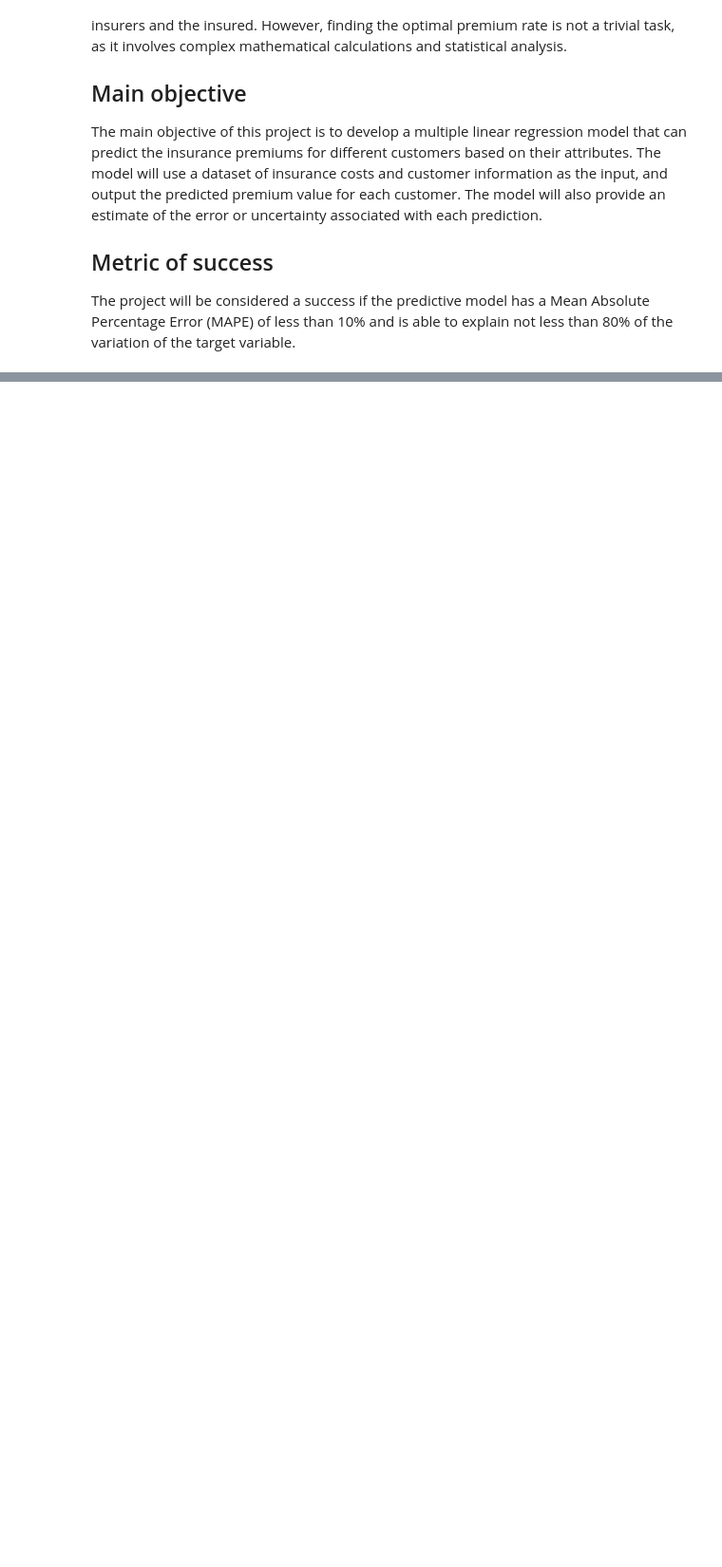
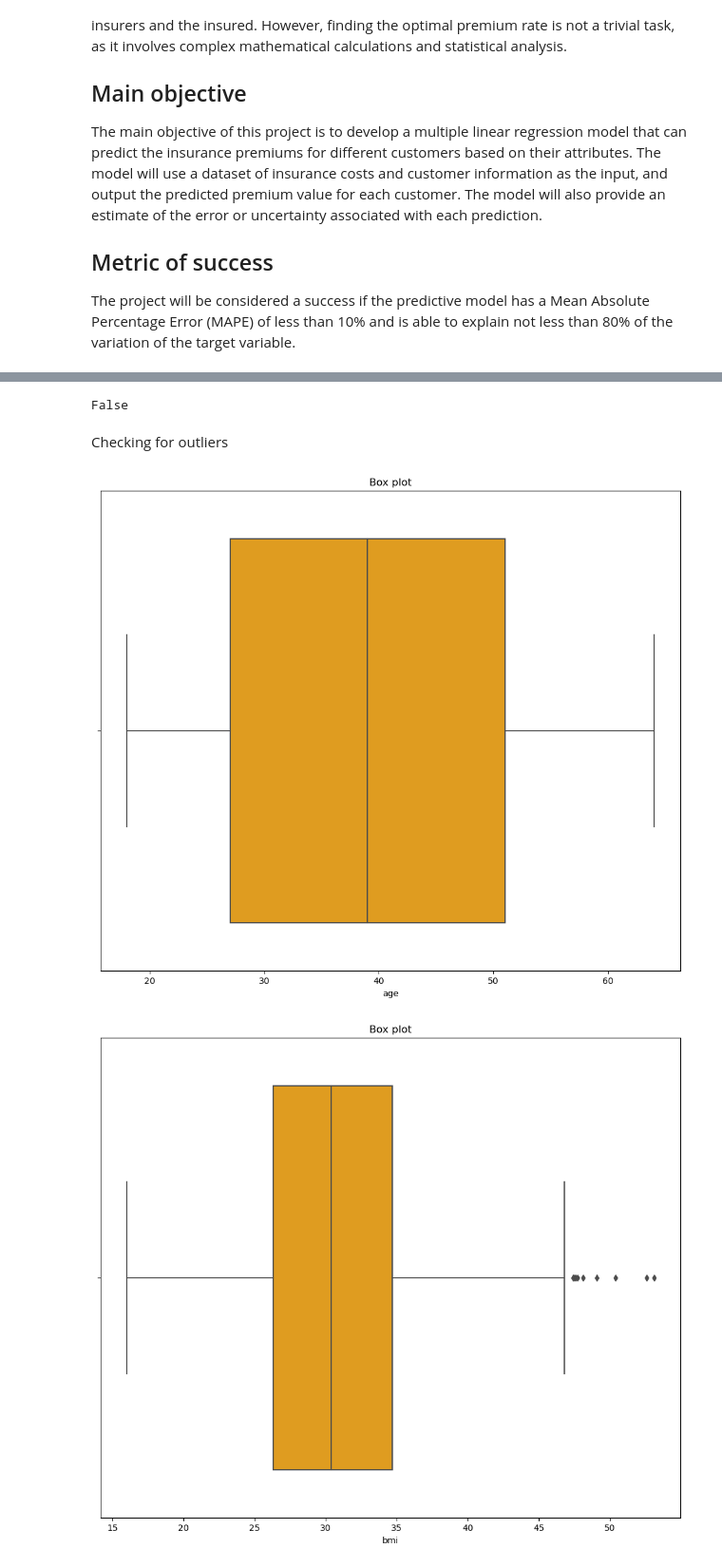
Before and after one commit to George-Mbugua/Predicting-Insurance-Premiums-A-Multiple-Linear-Regression-Model, a Jupyter notebook: Untitled-1.ipynb, the cells around one changed output, grey strips where cells are left out. Shown at 95% size. Drawn from its saved outputs; the diff is of its cells as text; code cells hidden in the pictures; blank space fills up the shorter version.

```diff
--- a/Untitled-1.ipynb
+++ b/Untitled-1.ipynb
@@ -32,0 +55,3 @@ The project will be considered a success if the predictive model has a Mean Abso
+# %%
+# Loading the Data from the source
+insurance_data = pd.read_csv('Insurance Dataset.csv')
@@ -32,0 +146,22 @@ The project will be considered a success if the predictive model has a Mean Abso
+# %%
+# Drop duplicate rows
+insurance_data = insurance_data.drop_duplicates()
+
+# Verify that duplicates have been dropped
+insurance_data.duplicated().any()
+# %% [output]
+False
+# %% [markdown]
+Checking for outliers
+# %%
+# Checking for outliers in all continuous variables
+numeric_data = ['age','bmi','expenses','children']
+
+for col in numeric_data:
+    plt.figure(figsize=(12,10))
+    sns.boxplot(x = insurance_data[col],color='orange')
+    plt.title('Box plot')
+    plt.show()
+# %% [output]
+[figure, added]
+[figure, added]
```
Also changed, not shown: parts of 21 cells of this notebook.
